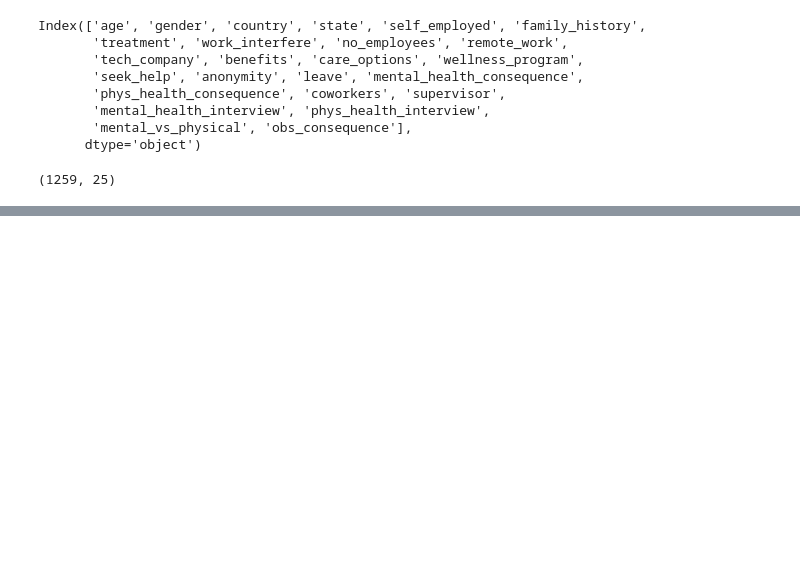
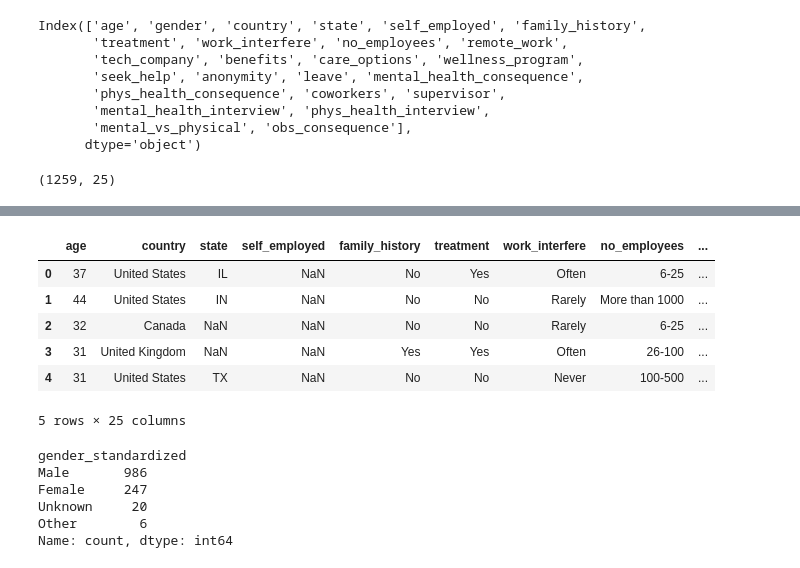
Before and after one commit to denizdagli/mental-health, a Jupyter notebook: dataAnalysis.ipynb, the cells around one changed output, grey strips where cells are left out. Saved outputs shown, nothing was run; the diff lists cells and outputs as text; code cells hidden in the pictures; blank space fills up the shorter version.

```diff
--- a/dataAnalysis.ipynb
+++ b/dataAnalysis.ipynb
@@ -279,0 +332,35 @@ df.shape
+# %%
+# Temizleme ve standartlaştırma fonksiyonu
+def standardize_gender(gender):
+    gender = gender.strip().lower()
+    if gender in ['male', 'm', 'man', 'cis male', 'msle', 'make', 'mail', 'ostensibly male, unsure what that really means']:
+        return 'Male'
+    elif gender in ['female', 'f', 'woman', 'trans woman', 'female (trans)', 'female (cis)', 'cis-female/femme']:
+        return 'Female'
+    elif gender in ['genderqueer', 'fluid', 'neuter', 'queer', 'all', 'male leaning androgynous']:
+        return 'Other'
+    else:
+        return 'Unknown'
+
+# 'gender' sütununu standartlaştırma
+df['gender_standardized'] = df['gender'].apply(standardize_gender)
+# %%
+df = df.drop(columns=['gender'])
+df.head()
+# %% [output]
+|  | age | country | state | self_employed | family_history | treatment | work_interfere | no_employees | ... |
+| 0 | 37 | United States | IL | NaN | No | Yes | Often | 6-25 | ... |
+| 1 | 44 | United States | IN | NaN | No | No | Rarely | More than 1000 | ... |
+| 2 | 32 | Canada | NaN | NaN | No | No | Rarely | 6-25 | ... |
+| 3 | 31 | United Kingdom | NaN | NaN | Yes | Yes | Often | 26-100 | ... |
+| 4 | 31 | United States | TX | NaN | No | No | Never | 100-500 | ... |
+5 rows × 25 columns
+# %%
+df['gender_standardized'].value_counts()
+# %% [output]
+gender_standardized
+Male       986
+Female     247
+Unknown     20
+Other        6
+Name: count, dtype: int64
```
Also changed, not shown: parts of 13 cells of this notebook.
